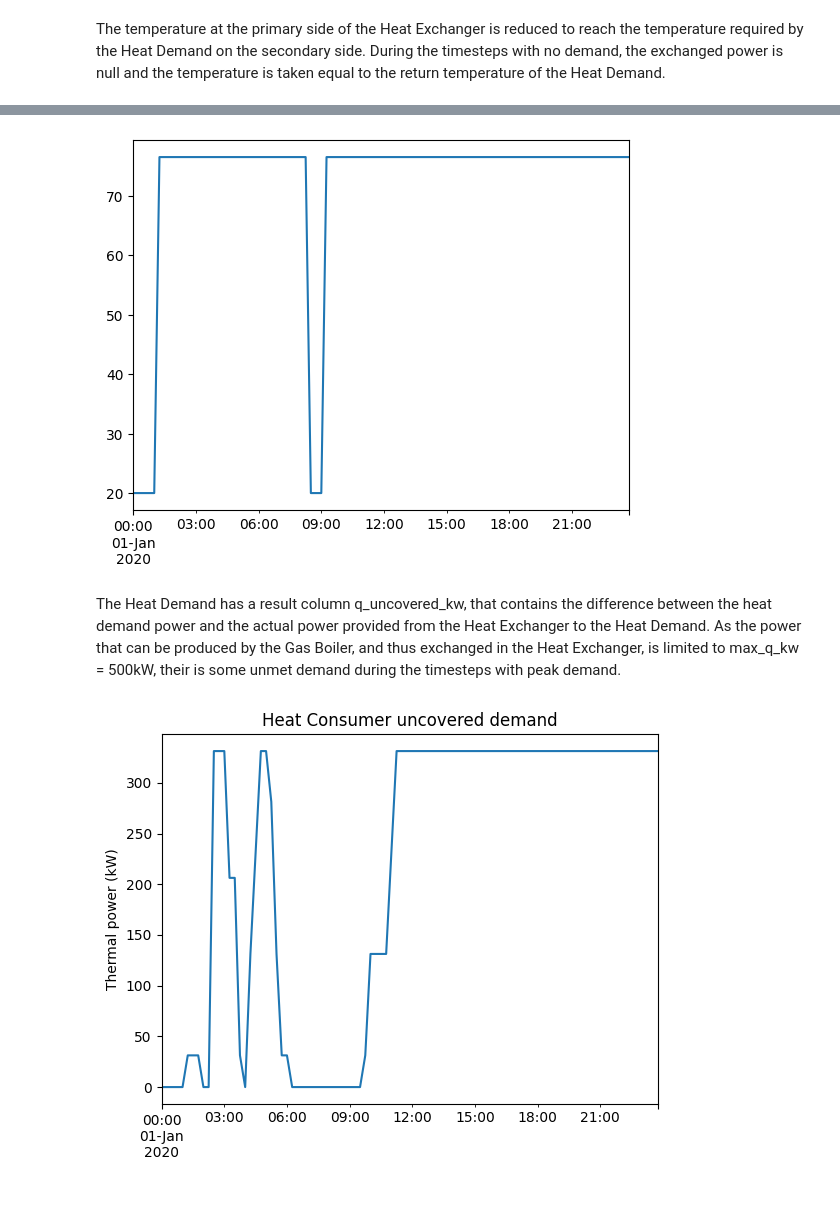
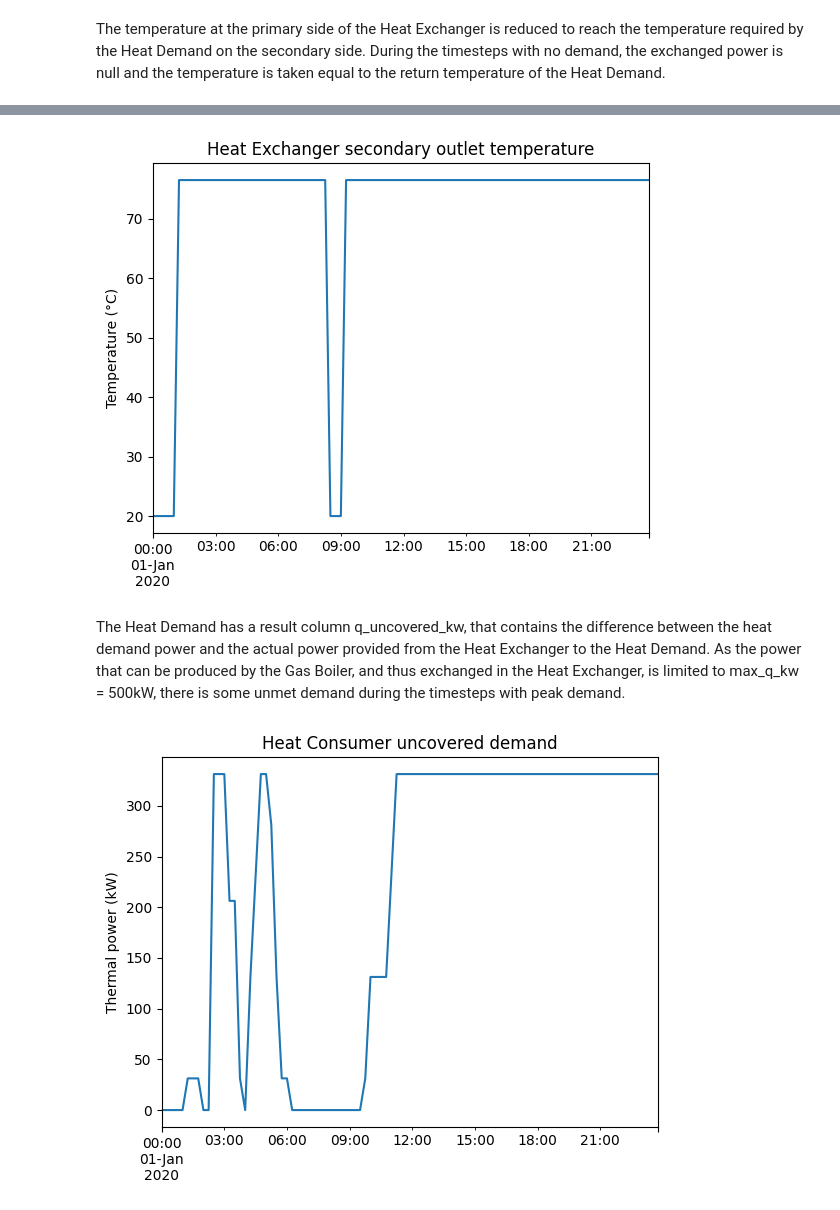
Before and after one commit to e2nIEE/pandaprosumer, a Jupyter notebook: tutorials/gb_hx_hd.ipynb, the cells around one changed output, grey strips where cells are left out. Drawn from its saved outputs; the diff is of its cells as text; code cells hidden in the pictures.

```diff
--- a/tutorials/gb_hx_hd.ipynb
+++ b/tutorials/gb_hx_hd.ipynb
@@ -308,13 +308,13 @@ plt.show()
 # %%
 res_df.data_source.loc['heat_exchanger'].df.t_2_out_c.plot()
-plt.title("Heat Exchanger secondary outllet temperature")
+plt.title("Heat Exchanger secondary outlet temperature")
 plt.ylabel("Temperature (°C)")
 plt.show()
 # %% [output]
-[figure, old version]
+[figure, new version]
 # %% [markdown]
 The Heat Demand has a result column q_uncovered_kw, that contains the difference between the heat demand power and the actual power provided from the Heat Exchanger to the Heat Demand.
-As the power that can be produced by the Gas Boiler, and thus exchanged in the Heat Exchanger, is limited to max_q_kw = 500kW, their is some unmet demand during the timesteps with peak demand.
+As the power that can be produced by the Gas Boiler, and thus exchanged in the Heat Exchanger, is limited to max_q_kw = 500kW, there is some unmet demand during the timesteps with peak demand.
 # %%
 res_df.data_source.loc['heat_consumer'].df.q_uncovered_kw.plot()
 plt.title("Heat Consumer uncovered demand")
```
Also changed, not shown: parts of 2 cells of this notebook, 1 other file.
